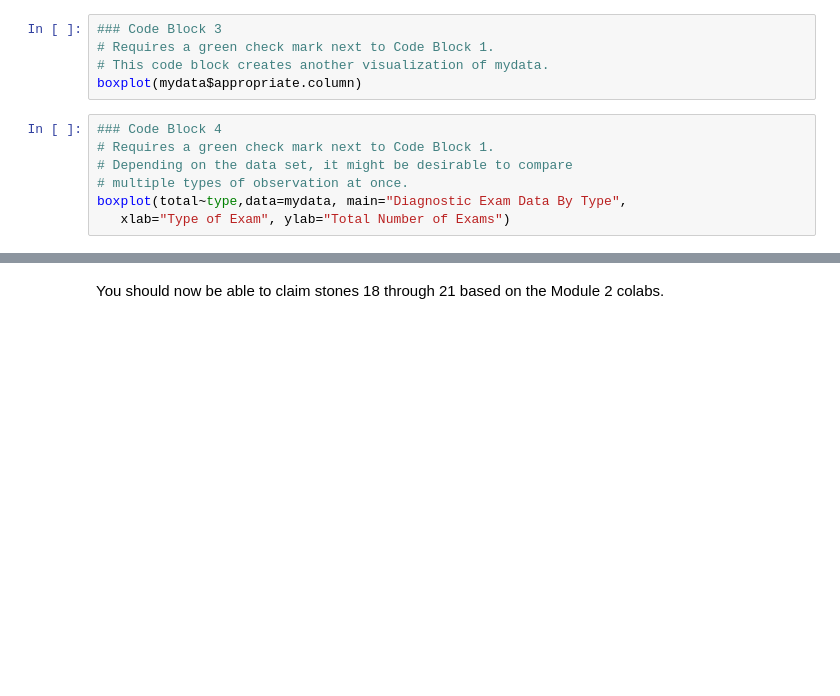
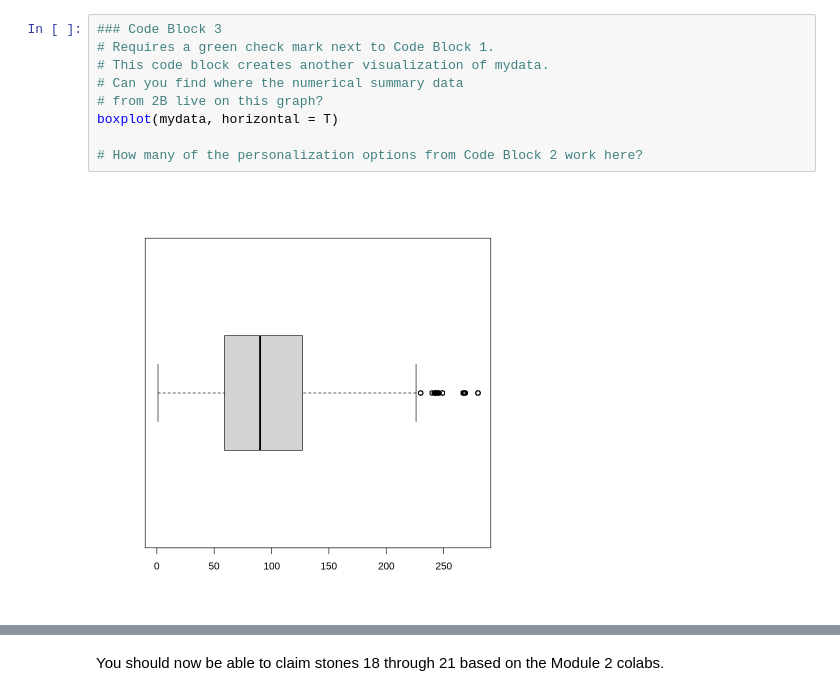
Before and after one commit to matsonah/ClarkeStatsSpring2022, a Jupyter notebook: Spring_2022_Module_2_C.ipynb, the cells around one changed output, grey strips where cells are left out. Saved outputs shown, nothing was run; the diff lists cells and outputs as text; blank space fills up the shorter version.

```diff
--- a/Spring_2022_Module_2_C.ipynb
+++ b/Spring_2022_Module_2_C.ipynb
@@ -16,12 +25,11 @@ hist(mydata$appropriate.column)
 # %%
 ### Code Block 3
 # Requires a green check mark next to Code Block 1.
 # This code block creates another visualization of mydata.
-boxplot(mydata$appropriate.column)
+# Can you find where the numerical summary data
+# from 2B live on this graph?
+boxplot(mydata, horizontal = T)
+
+# How many of the personalization options from Code Block 2 work here?
+# %% [output]
+[figure, added]
-# %%
-### Code Block 4
-# Requires a green check mark next to Code Block 1.
-# Depending on the data set, it might be desirable to compare
-# multiple types of observation at once.
-boxplot(total~type,data=mydata, main="Diagnostic Exam Data By Type",
-   xlab="Type of Exam", ylab="Total Number of Exams")
```
Also changed, not shown: parts of 4 cells of this notebook.
